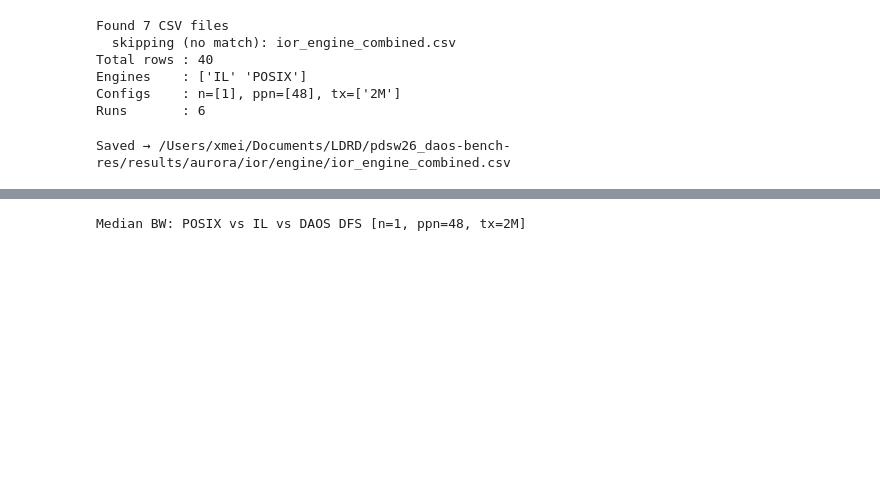
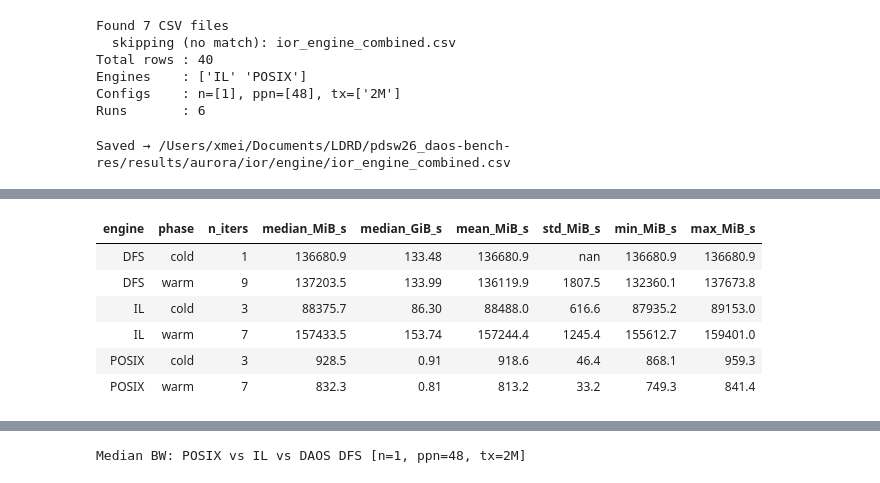
Before and after one commit to cissieAB/pdsw26_daos-bench, a Jupyter notebook: results/aurora/ior/engine/ior_engine_analysis.ipynb, the cells around one changed output, grey strips where cells are left out. Drawn from its saved outputs; the diff is of its cells as text; code cells hidden in the pictures; blank space fills up the shorter version.

```diff
--- a/results/aurora/ior/engine/ior_engine_analysis.ipynb
+++ b/results/aurora/ior/engine/ior_engine_analysis.ipynb
@@ -66,0 +132,92 @@ Saved → /Users/xmei/Documents/LDRD/pdsw26_daos-bench-res/results/aurora/ior/en
+# %%
+cw_engines = ["POSIX", "IL", "DFS"]
+
+def cold_warm_stats(access, metric="bw_MiB_s", unit_suffix="MiB_s"):
+    frames = []
+    for eng, grp in combined.groupby("engine"):
+        sub = grp[grp["access"] == access].copy()
+        sub["phase"]  = np.where(sub["iter"] == 0, "cold", "warm")
+        sub["engine"] = eng
+        frames.append(sub[["engine", "phase", metric]])
+
+    dfs_sub = rw_combined[rw_combined["access"] == access].copy()
+    dfs_sub["phase"]  = np.where(dfs_sub["iter"] == 0, "cold", "warm")
+    dfs_sub["engine"] = "DFS"
+    frames.append(dfs_sub[["engine", "phase", metric]])
+
+    long_df = pd.concat(frames, ignore_index=True)
+    stats = (
+        long_df.groupby(["engine", "phase"])[metric]
+        .agg(**{
+            f"median_{unit_suffix}": "median", f"mean_{unit_suffix}": "mean",
+            f"std_{unit_suffix}": "std", f"min_{unit_suffix}": "min",
+            f"max_{unit_suffix}": "max", "n_iters": "count",
+        })
+        .reset_index()
+    )
+    return stats
+
+cw_stats = cold_warm_stats("write")
+for col in ["median_MiB_s", "mean_MiB_s", "std_MiB_s", "min_MiB_s", "max_MiB_s"]:
+    cw_stats[col.replace("MiB_s", "GiB_s")] = cw_stats[col] / 1024
+
+cw_pivot = cw_stats.pivot(index="engine", columns="phase", values="median_MiB_s").reindex(cw_engines)
+cw_pivot["warm/cold"] = cw_pivot["warm"] / cw_pivot["cold"]
+print("Write median BW (MiB/s) — cold (iter 0) vs warm (iter >= 1):")
+print(cw_pivot.round(2))
+
+# Sanity check: confirm read shows no comparable split for any engine.
+read_cw_pivot = (
+    cold_warm_stats("read")
+    .pivot(index="engine", columns="phase", values="median_MiB_s")
+    .reindex(cw_engines)
+)
+read_cw_pivot["warm/cold"] = read_cw_pivot["warm"] / read_cw_pivot["cold"]
+print("\nRead median BW (MiB/s) — cold vs warm (for comparison, expect ~1.0x):")
+print(read_cw_pivot.round(2))
+
+display(
+    cw_stats[["engine", "phase", "n_iters", "median_MiB_s", "median_GiB_s", "mean_MiB_s", "std_MiB_s", "min_MiB_s", "max_MiB_s"]]
+    .sort_values(["engine", "phase"])
+    .style
+    .format({
+        "median_MiB_s": "{:.1f}", "median_GiB_s": "{:.2f}", "mean_MiB_s": "{:.1f}",
+        "std_MiB_s": "{:.1f}", "min_MiB_s": "{:.1f}", "max_MiB_s": "{:.1f}",
+    })
+    .set_caption("Write Bandwidth: Cold (iter 0) vs Warm (iter >= 1) — POSIX vs IL vs DFS")
+    .hide(axis="index")
+)
+
+# --- Latency (ms) — same cold/warm split, mirrors the bandwidth check above ---
+cw_lat_stats = cold_warm_stats("write", metric="Latency", unit_suffix="s")
+for col in ["median_s", "mean_s", "std_s", "min_s", "max_s"]:
+    cw_lat_stats[col.replace("_s", "_ms")] = cw_lat_stats[col] * 1000
+
+cw_lat_pivot = cw_lat_stats.pivot(index="engine", columns="phase", values="median_ms").reindex(cw_engines)
+cw_lat_pivot["warm/cold"] = cw_lat_pivot["warm"] / cw_lat_pivot["cold"]
+print("\nWrite median latency (ms) — cold (iter 0) vs warm (iter >= 1):")
+print(cw_lat_pivot.round(3))
+
+# Sanity check: confirm read latency shows no comparable split for any engine.
+read_cw_lat_pivot = (
+    cold_warm_stats("read", metric="Latency", unit_suffix="s")
+    .assign(median_ms=lambda d: d["median_s"] * 1000)
+    .pivot(index="engine", columns="phase", values="median_ms")
+    .reindex(cw_engines)
+)
+read_cw_lat_pivot["warm/cold"] = read_cw_lat_pivot["warm"] / read_cw_lat_pivot["cold"]
+print("\nRead median latency (ms) — cold vs warm (for comparison):")
+print(read_cw_lat_pivot.round(3))
+
+display(
+    cw_lat_stats[["engine", "phase", "n_iters", "median_ms", "mean_ms", "std_ms", "min_ms", "max_ms"]]
+    .sort_values(["engine", "phase"])
+    .style
+    .format({
+        "median_ms": "{:.2f}", "mean_ms": "{:.2f}",
+        "std_ms": "{:.2f}", "min_ms": "{:.2f}", "max_ms": "{:.2f}",
+    })
+    .set_caption("Write Latency: Cold (iter 0) vs Warm (iter >= 1) — POSIX vs IL vs DFS")
+    .hide(axis="index")
+)
+# %% [output]
@@ -66,0 +238,7 @@ Saved → /Users/xmei/Documents/LDRD/pdsw26_daos-bench-res/results/aurora/ior/en
+| engine | phase | n_iters | median_MiB_s | median_GiB_s | mean_MiB_s | std_MiB_s | min_MiB_s | max_MiB_s |
+| DFS | cold | 1 | 136680.9 | 133.48 | 136680.9 | nan | 136680.9 | 136680.9 |
+| DFS | warm | 9 | 137203.5 | 133.99 | 136119.9 | 1807.5 | 132360.1 | 137673.8 |
+| IL | cold | 3 | 88375.7 | 86.30 | 88488.0 | 616.6 | 87935.2 | 89153.0 |
+| IL | warm | 7 | 157433.5 | 153.74 | 157244.4 | 1245.4 | 155612.7 | 159401.0 |
+| POSIX | cold | 3 | 928.5 | 0.91 | 918.6 | 46.4 | 868.1 | 959.3 |
+| POSIX | warm | 7 | 832.3 | 0.81 | 813.2 | 33.2 | 749.3 | 841.4 |
```
Also changed, not shown: parts of 11 cells of this notebook, 3 other files.
